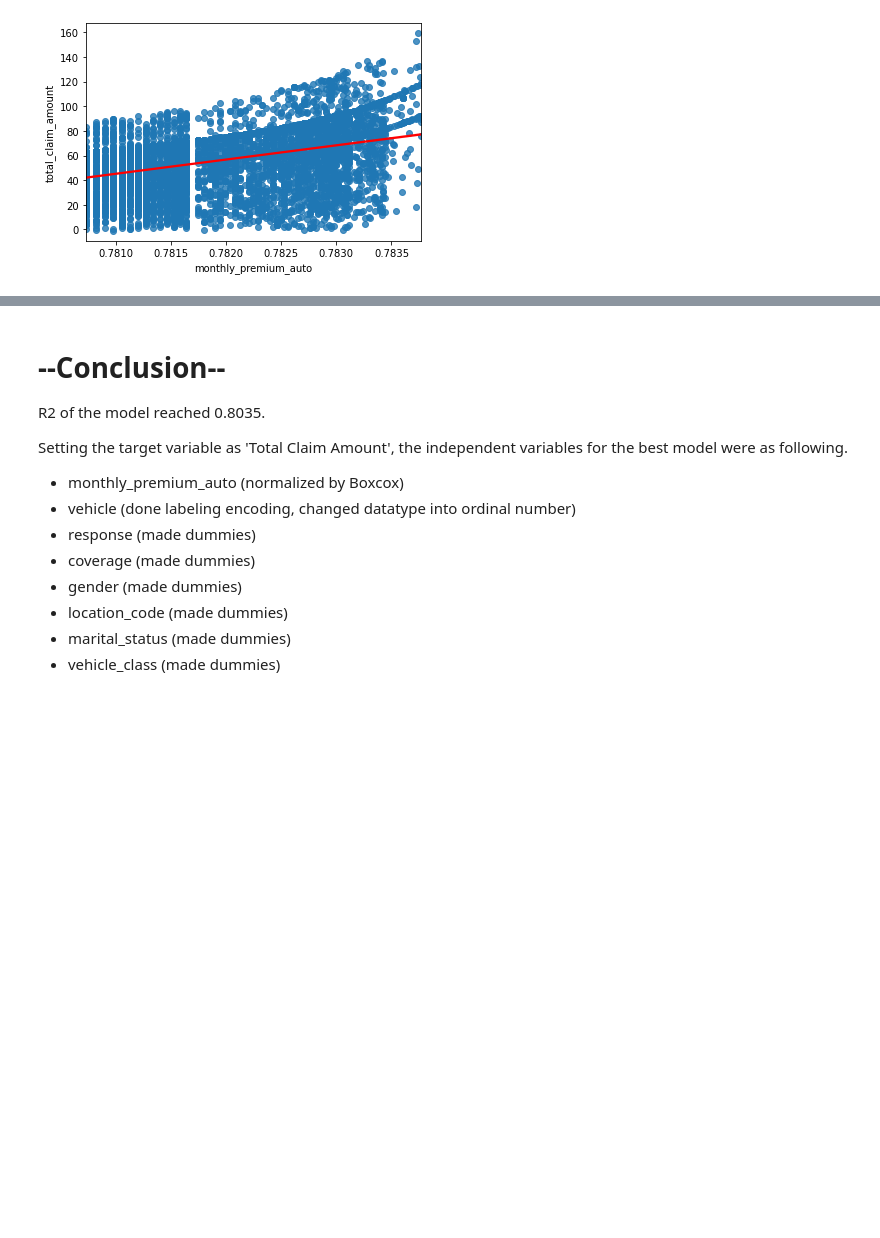
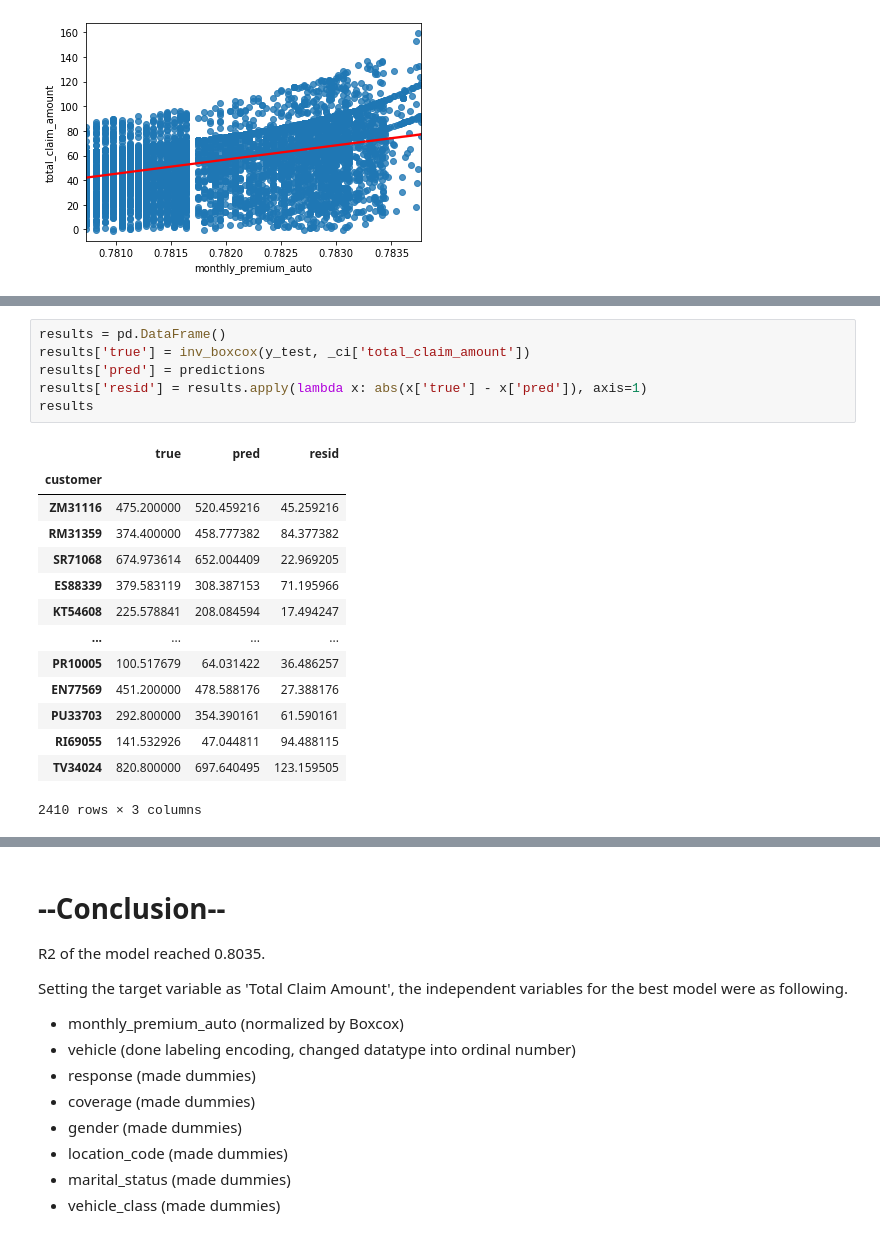
Before and after one commit to Ironhack-Data-0621-Remote/lab-customer-analysis-final-round, a Jupyter notebook: Solutions.ipynb, the cells around one changed output, grey strips where cells are left out. Saved outputs shown, nothing was run; the diff lists cells and outputs as text; blank space fills up the shorter version.

```diff
--- a/Solutions.ipynb
+++ b/Solutions.ipynb
@@ -597,0 +602,21 @@ sns.residplot(y,residuals)
+# %%
+results = pd.DataFrame()
+results['true'] = inv_boxcox(y_test, _ci['total_claim_amount'])
+results['pred'] = predictions
+results['resid'] = results.apply(lambda x: abs(x['true'] - x['pred']), axis=1)
+results
+# %% [output]
+|  | true | pred | resid |
+| customer |  |  |  |
+| ZM31116 | 475.200000 | 520.459216 | 45.259216 |
+| RM31359 | 374.400000 | 458.777382 | 84.377382 |
+| SR71068 | 674.973614 | 652.004409 | 22.969205 |
+| ES88339 | 379.583119 | 308.387153 | 71.195966 |
+| KT54608 | 225.578841 | 208.084594 | 17.494247 |
+| ... | ... | ... | ... |
+| PR10005 | 100.517679 | 64.031422 | 36.486257 |
+| EN77569 | 451.200000 | 478.588176 | 27.388176 |
+| PU33703 | 292.800000 | 354.390161 | 61.590161 |
+| RI69055 | 141.532926 | 47.044811 | 94.488115 |
+| TV34024 | 820.800000 | 697.640495 | 123.159505 |
+2410 rows × 3 columns
```
Also changed, not shown: parts of 10 cells of this notebook.
